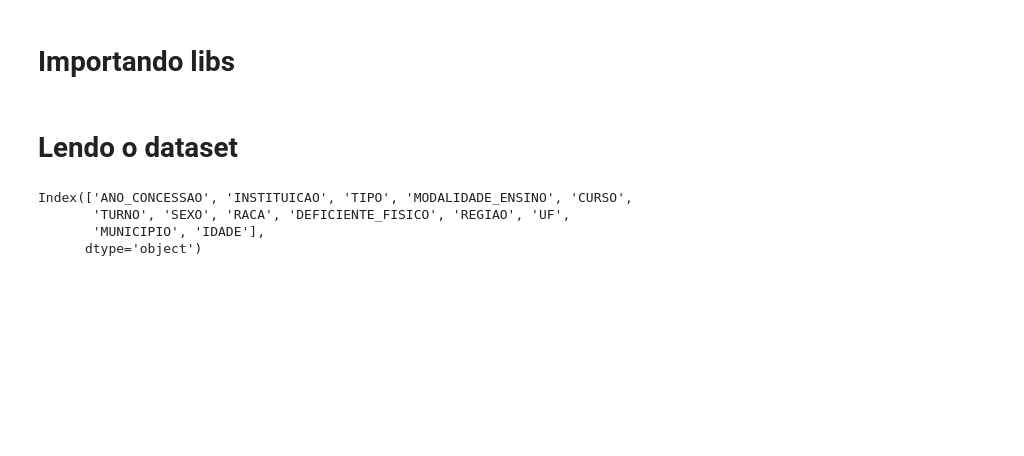
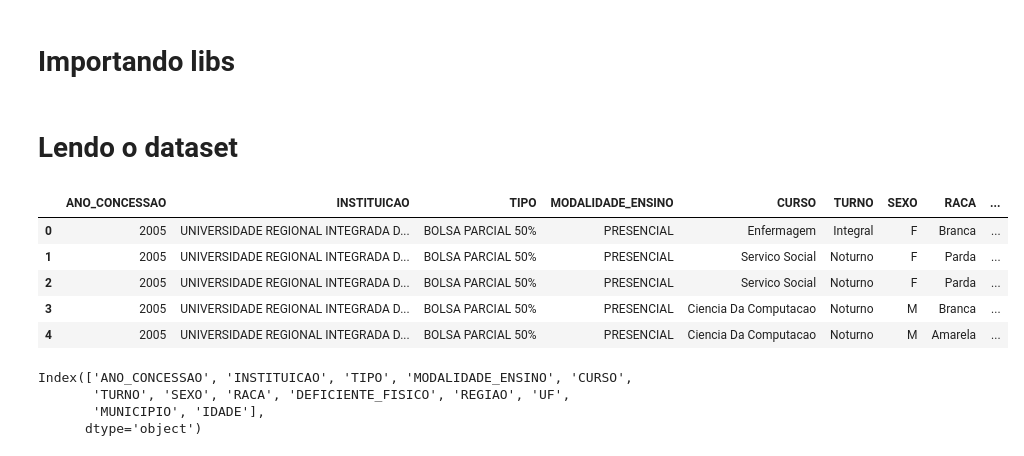
Before and after one commit to cidade-felipe/Prouni-Data-Insights, a Jupyter notebook: notebooks/prouni_insights.ipynb, the cells around one changed output. Drawn from its saved outputs; the diff is of its cells as text; code cells hidden in the pictures; blank space fills up the shorter version.

```diff
--- a/notebooks/prouni_insights.ipynb
+++ b/notebooks/prouni_insights.ipynb
@@ -22,10 +21,17 @@ from pathlib import Path
 # %%
 try:
    df_processed = pd.read_csv('../data/prouni_2005_2019_processed.csv')
 except Exception as e:
     print(f'Error: {e}')
 
-#df_processed.head()
+df_processed.head()
+# %% [output]
+|  | ANO_CONCESSAO | INSTITUICAO | TIPO | MODALIDADE_ENSINO | CURSO | TURNO | SEXO | RACA | ... |
+| 0 | 2005 | UNIVERSIDADE REGIONAL INTEGRADA D... | BOLSA PARCIAL 50% | PRESENCIAL | Enfermagem | Integral | F | Branca | ... |
+| 1 | 2005 | UNIVERSIDADE REGIONAL INTEGRADA D... | BOLSA PARCIAL 50% | PRESENCIAL | Servico Social | Noturno | F | Parda | ... |
+| 2 | 2005 | UNIVERSIDADE REGIONAL INTEGRADA D... | BOLSA PARCIAL 50% | PRESENCIAL | Servico Social | Noturno | F | Parda | ... |
+| 3 | 2005 | UNIVERSIDADE REGIONAL INTEGRADA D... | BOLSA PARCIAL 50% | PRESENCIAL | Ciencia Da Computacao | Noturno | M | Branca | ... |
+| 4 | 2005 | UNIVERSIDADE REGIONAL INTEGRADA D... | BOLSA PARCIAL 50% | PRESENCIAL | Ciencia Da Computacao | Noturno | M | Amarela | ... |
 # %%
 #df_processed
 # %%
```
Also changed, not shown: parts of 8 cells of this notebook.
